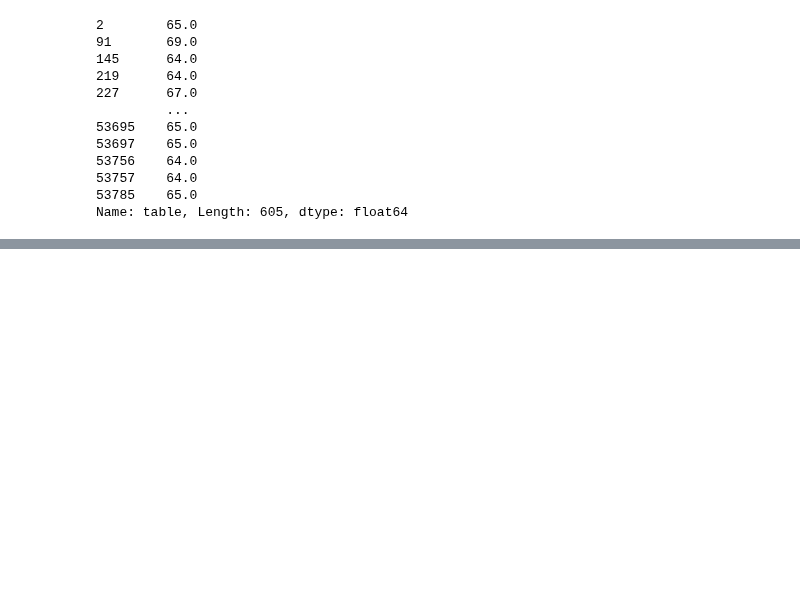
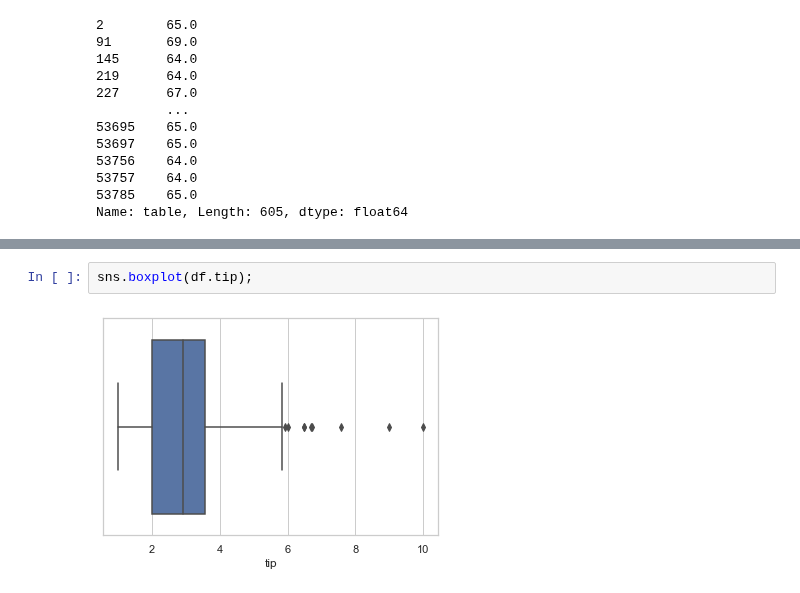
Before and after one commit to abdullahcayde/Trainings, a Jupyter notebook: Data_Preprocessing/Untitled1.ipynb, the cells around one changed output, grey strips where cells are left out. Cells and saved outputs as stored; diff of their text form; blank space fills up the shorter version.

```diff
--- a/Data_Preprocessing/Untitled1.ipynb
+++ b/Data_Preprocessing/Untitled1.ipynb
@@ -541,0 +691,4 @@ Name: table, Length: 605, dtype: float64
+# %%
+sns.boxplot(df.tip);
+# %% [output]
+[figure, added]
```
Also changed, not shown: parts of 19 cells of this notebook, 2 other files.
